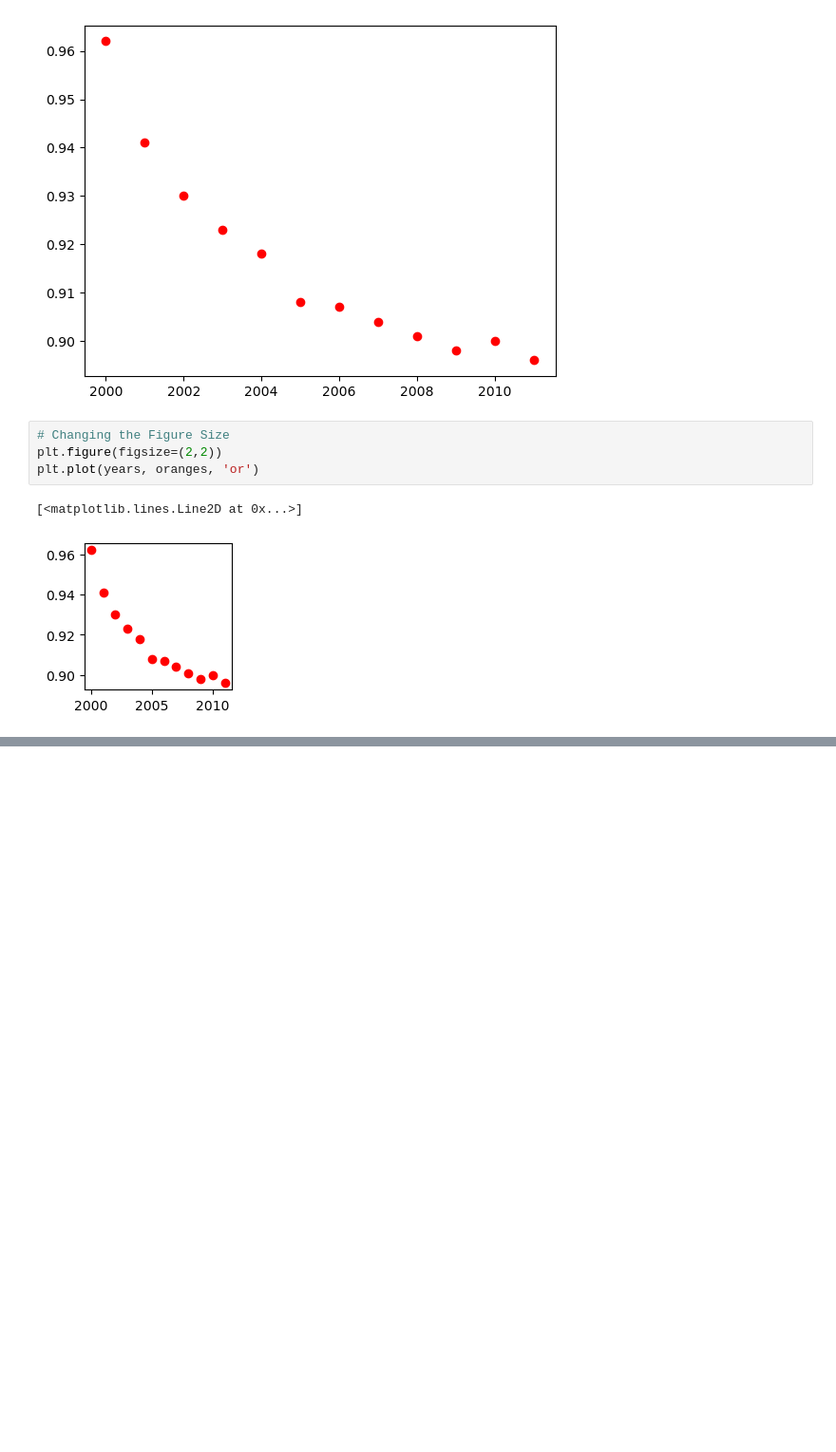
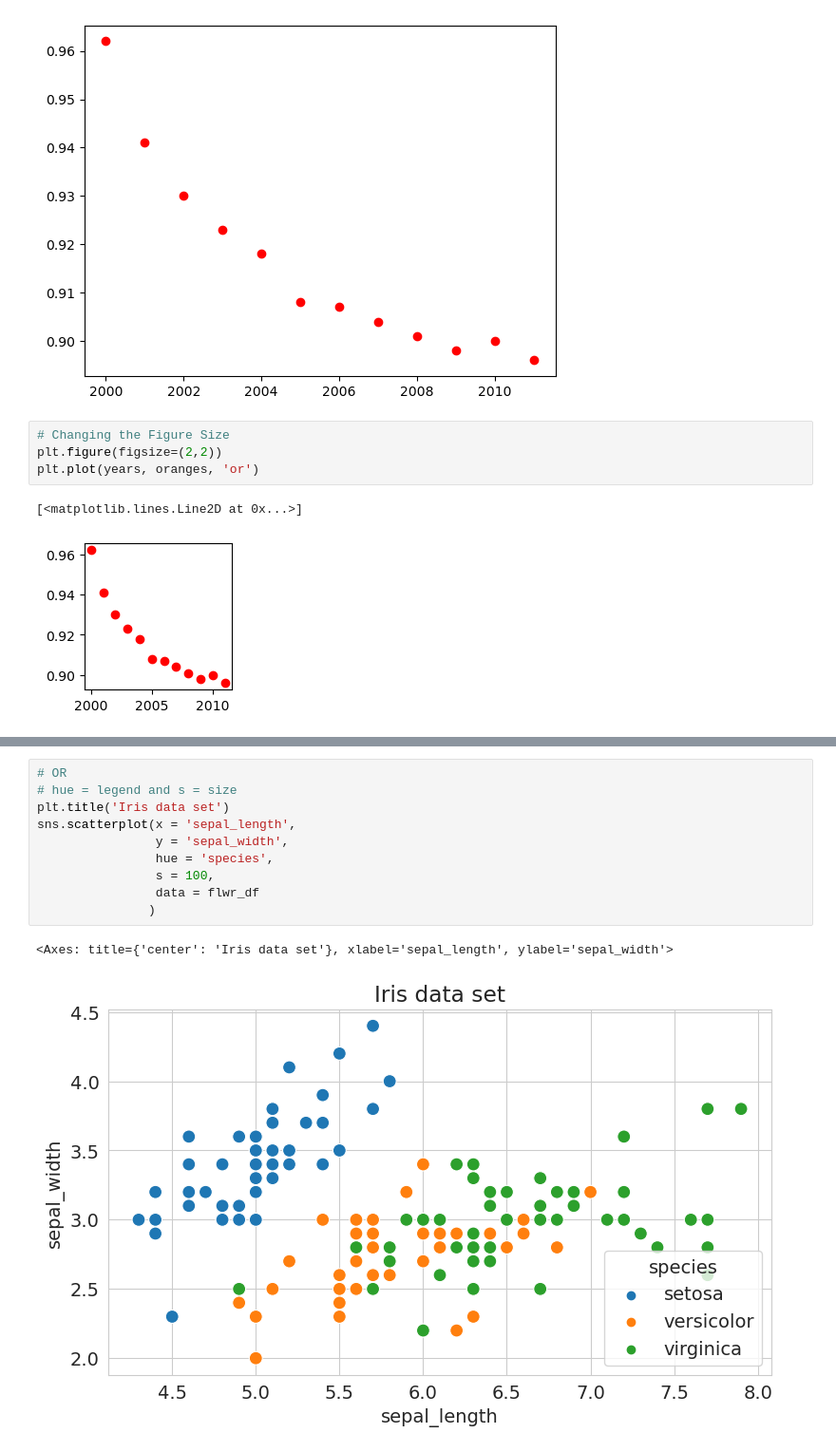
Before and after one commit to Sejan157218/Data_Analysis_with_Python, a Jupyter notebook: python-matplotlib-data-visualization/python-matplotlib-data-visualization.ipynb, the cells around one changed output, grey strips where cells are left out. Shown at 95% size. Cells and saved outputs as stored; diff of their text form; blank space fills up the shorter version.

```diff
--- a/python-matplotlib-data-visualization/python-matplotlib-data-visualization.ipynb
+++ b/python-matplotlib-data-visualization/python-matplotlib-data-visualization.ipynb
@@ -189,0 +181,13 @@ sns.scatterplot(x = flwr_df.sepal_length,
+# %%
+# OR
+# hue = legend and s = size
+plt.title('Iris data set')
+sns.scatterplot(x = 'sepal_length',
+                y = 'sepal_width',
+                hue = 'species',
+                s = 100,
+                data = flwr_df
+               )
+# %% [output]
+<Axes: title={'center': 'Iris data set'}, xlabel='sepal_length', ylabel='sepal_width'>
+[figure, added]
```
Also changed, not shown: parts of 30 cells of this notebook.
